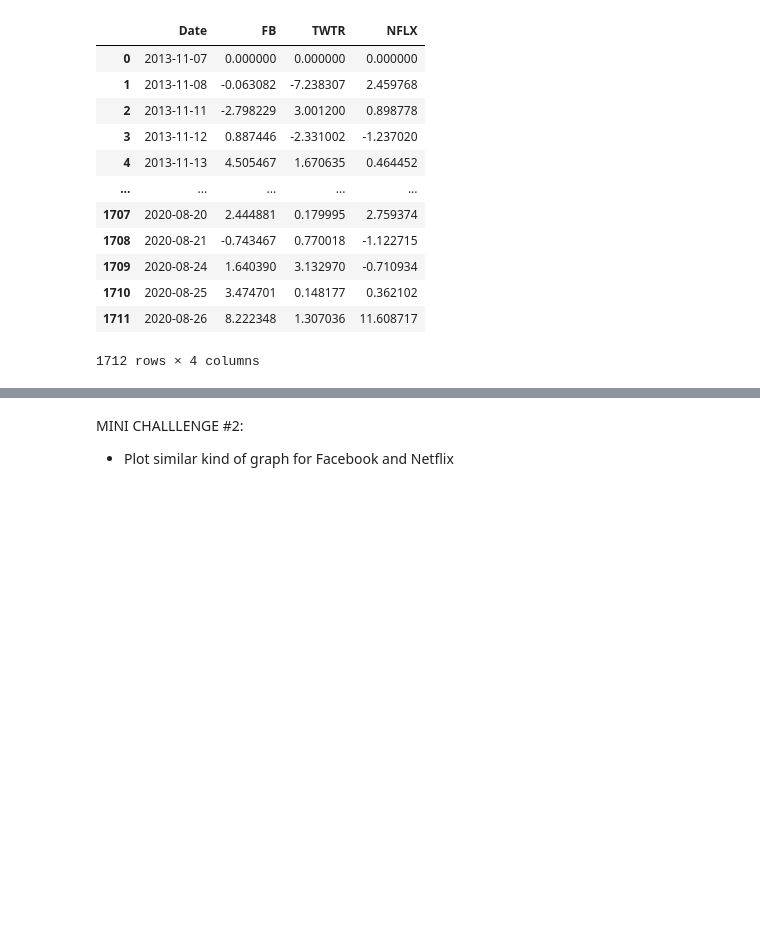
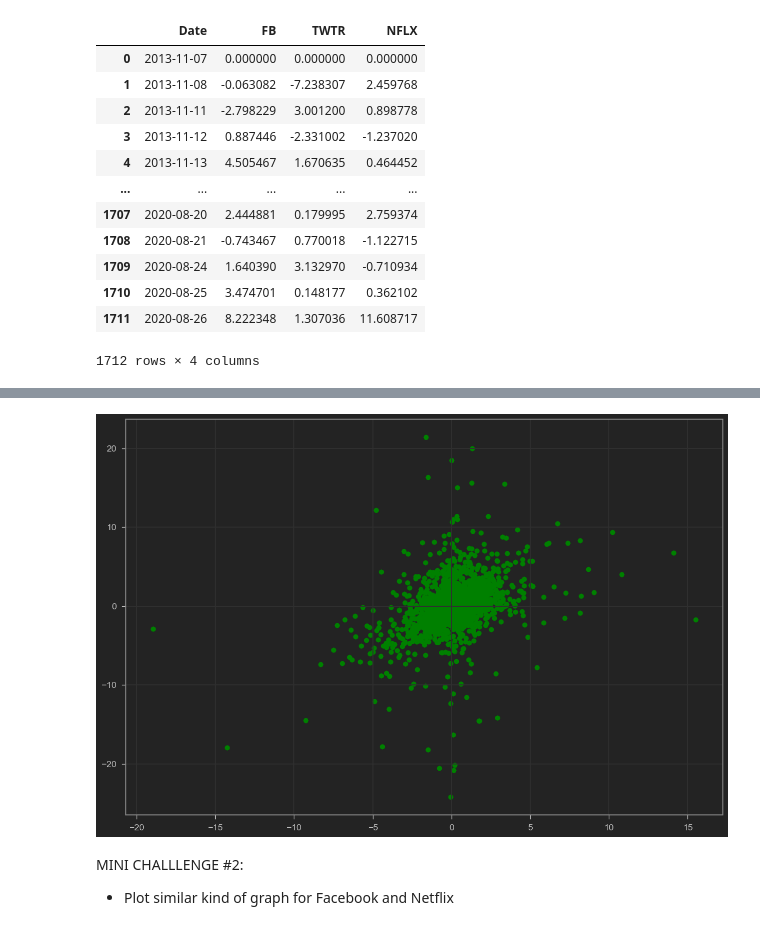
Before and after one commit to joe-trung/Matplotlib-and-seaborn, a Jupyter notebook: Notebook/Data Visualization with Python - Matplotlib and Seaborn.ipynb, the cells around one changed output, grey strips where cells are left out. Saved outputs shown, nothing was run; the diff lists cells and outputs as text; code cells hidden in the pictures; blank space fills up the shorter version.

Commit message:
scatter

```diff
--- a/Notebook/Data Visualization with Python - Matplotlib and Seaborn.ipynb
+++ b/Notebook/Data Visualization with Python - Matplotlib and Seaborn.ipynb
@@ -52,6 +53,9 @@ Text(0.5, 1.0, 'Netflix Stock Price Plot')
 # 2. PLOT SCATTERPLOT
 # %%
 # Read daily return data using pandas
+
+daily_df = pd.read_csv('stocks_daily_returns.csv')
+daily_df
 # %% [output]
 |  | Date | FB | TWTR | NFLX |
 | 0 | 2013-11-07 | 0.000000 | 0.000000 | 0.000000 |
@@ -72,3 +73,10 @@ Text(0.5, 1.0, 'Netflix Stock Price Plot')
+# %%
+plt.figure(figsize=(15,10))
+plt.grid()
+plt.scatter(x=daily_df['FB'],y=daily_df['TWTR'],color='green')
+plt.savefig('scatter.png')
+# %% [output]
+[figure, added]
 # %% [markdown]
 MINI CHALLLENGE #2:
 - Plot similar kind of graph for Facebook and Netflix
```
Also changed, not shown: parts of 3 cells of this notebook, 2 other files.
